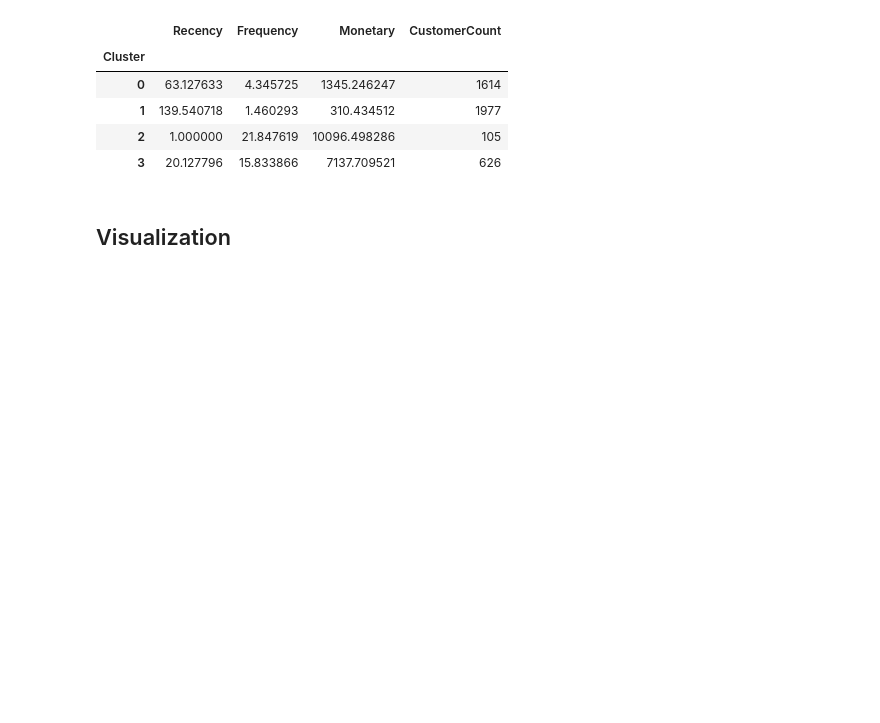
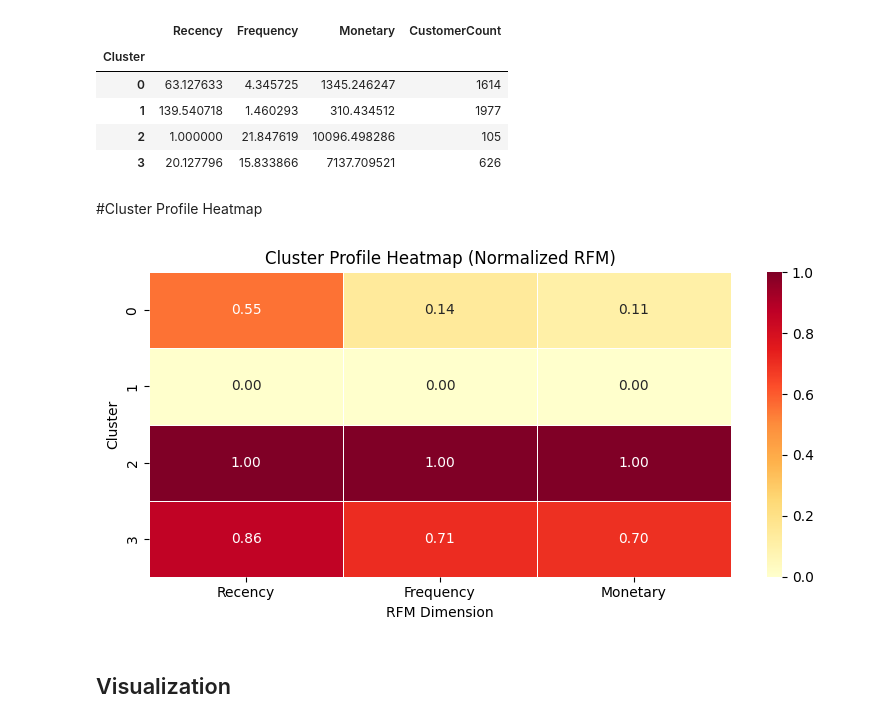
Before and after one commit to narendrapatel6321-dotcom/Customer_Segmentation, a Jupyter notebook: Customer_Segmentation.ipynb, the cells around one changed output. Cells and saved outputs as stored; diff of their text form; code cells hidden in the pictures; blank space fills up the shorter version.

```diff
--- a/Customer_Segmentation.ipynb
+++ b/Customer_Segmentation.ipynb
@@ -162,6 +160,35 @@ cluster_summary
 | 1 | 139.540718 | 1.460293 | 310.434512 | 1977 |
 | 2 | 1.000000 | 21.847619 | 10096.498286 | 105 |
 | 3 | 20.127796 | 15.833866 | 7137.709521 | 626 |
+# %% [markdown]
+#Cluster Profile Heatmap
+# %%
+# Normalize each RFM dimension to 0-1 for visual comparison across different scales
+heatmap_data = cluster_summary[["Recency", "Frequency", "Monetary"]].copy()
+heatmap_data_norm = (heatmap_data - heatmap_data.min()) / (heatmap_data.max() - heatmap_data.min())
+
+# Invert Recency so that lower days = higher score (more recent = better)
+heatmap_data_norm["Recency"] = 1 - heatmap_data_norm["Recency"]
+
+heatmap_data_norm.index = [i for i in range(4)]
+
+plt.figure(figsize=(8, 4))
+sns.heatmap(
+    heatmap_data_norm,
+    annot=True,
+    fmt=".2f",
+    cmap="YlOrRd",
+    linewidths=0.5,
+    vmin=0,
+    vmax=1
+)
+plt.title("Cluster Profile Heatmap (Normalized RFM)")
+plt.ylabel("Cluster")
+plt.xlabel("RFM Dimension")
+plt.tight_layout()
+plt.show()
+# %% [output]
+[figure, added]
 # %% [markdown]
 ## Visualization
 # %%
```
Also changed, not shown: parts of 10 cells of this notebook.
